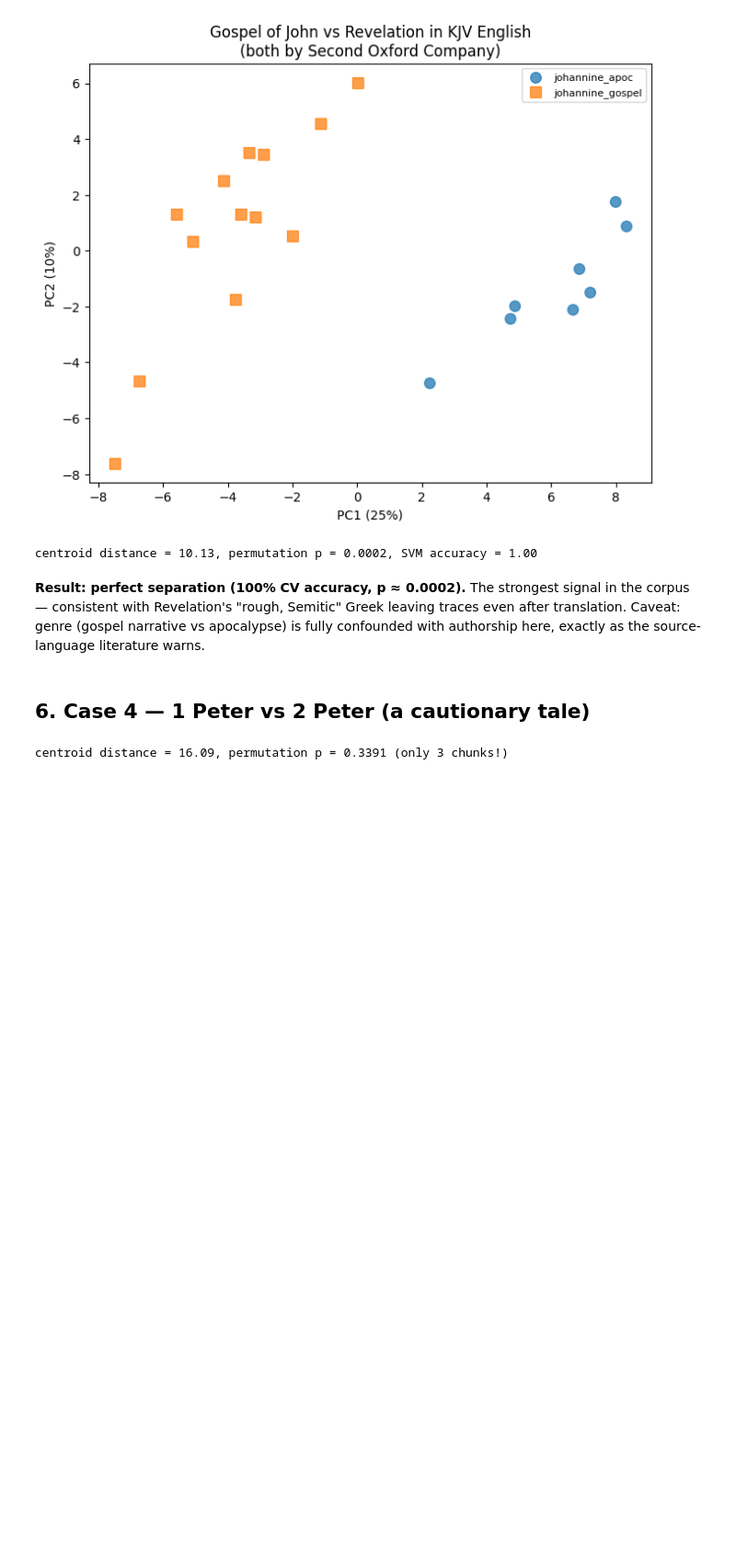
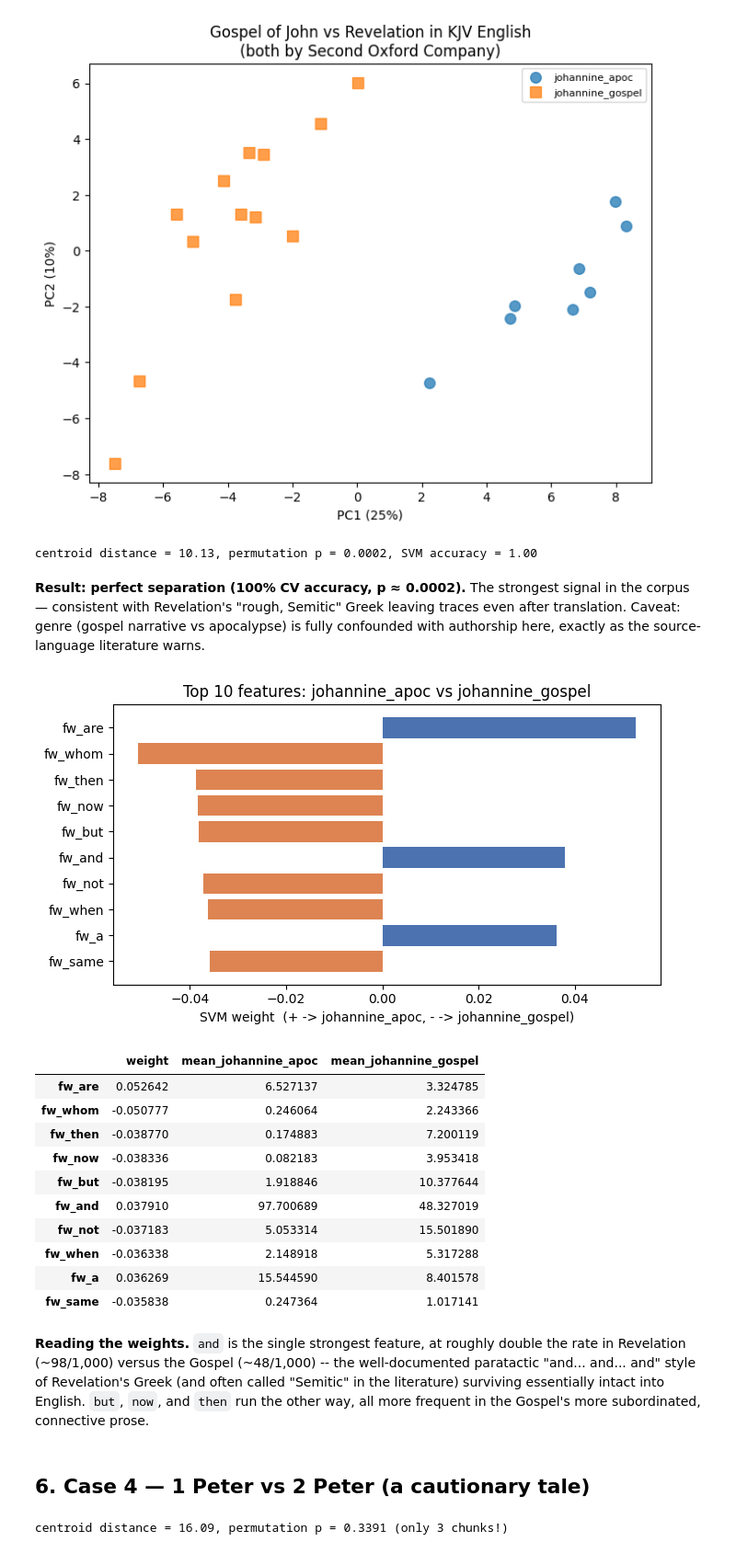
Before and after one commit to Zel143/bible-stylometry, a Jupyter notebook: notebooks/kjv_stylometry_project.ipynb, the cells around one changed output. Shown at 92% size. Drawn from its saved outputs; the diff is of its cells as text; code cells hidden in the pictures; blank space fills up the shorter version.

```diff
--- a/notebooks/kjv_stylometry_project.ipynb
+++ b/notebooks/kjv_stylometry_project.ipynb
@@ -227,6 +304,28 @@ centroid distance = 10.13, permutation p = 0.0002, SVM accuracy = 1.00
 the corpus — consistent with Revelation's "rough, Semitic" Greek leaving traces even
 after translation. Caveat: genre (gospel narrative vs apocalypse) is fully confounded
 with authorship here, exactly as the source-language literature warns.
+# %%
+svm_feature_weights(joh, "group")
+# %% [output]
+[figure, added]
+|  | weight | mean_johannine_apoc | mean_johannine_gospel |
+| fw_are | 0.052642 | 6.527137 | 3.324785 |
+| fw_whom | -0.050777 | 0.246064 | 2.243366 |
+| fw_then | -0.038770 | 0.174883 | 7.200119 |
+| fw_now | -0.038336 | 0.082183 | 3.953418 |
+| fw_but | -0.038195 | 1.918846 | 10.377644 |
+| fw_and | 0.037910 | 97.700689 | 48.327019 |
+| fw_not | -0.037183 | 5.053314 | 15.501890 |
+| fw_when | -0.036338 | 2.148918 | 5.317288 |
+| fw_a | 0.036269 | 15.544590 | 8.401578 |
+| fw_same | -0.035838 | 0.247364 | 1.017141 |
+# %% [markdown]
+**Reading the weights.** `and` is the single strongest feature, at roughly double the
+rate in Revelation (~98/1,000) versus the Gospel (~48/1,000) -- the well-documented
+paratactic "and... and... and" style of Revelation's Greek (and often called "Semitic"
+in the literature) surviving essentially intact into English. `but`, `now`, and `then`
+run the other way, all more frequent in the Gospel's more subordinated, connective
+prose.
 # %% [markdown]
 ## 6. Case 4 — 1 Peter vs 2 Peter (a cautionary tale)
 # %%
```
Also changed, not shown: parts of 6 cells of this notebook, 8 other files.
